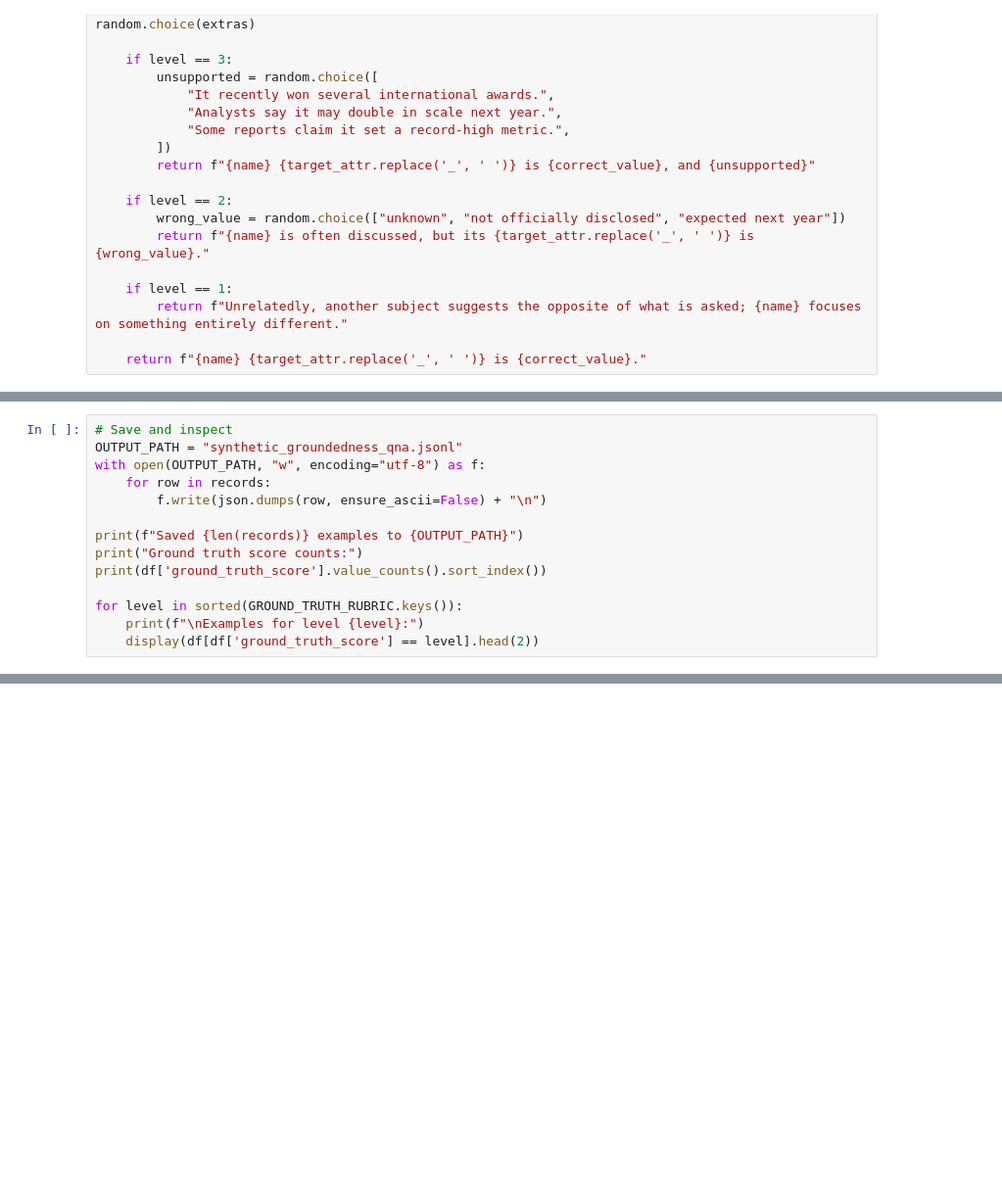
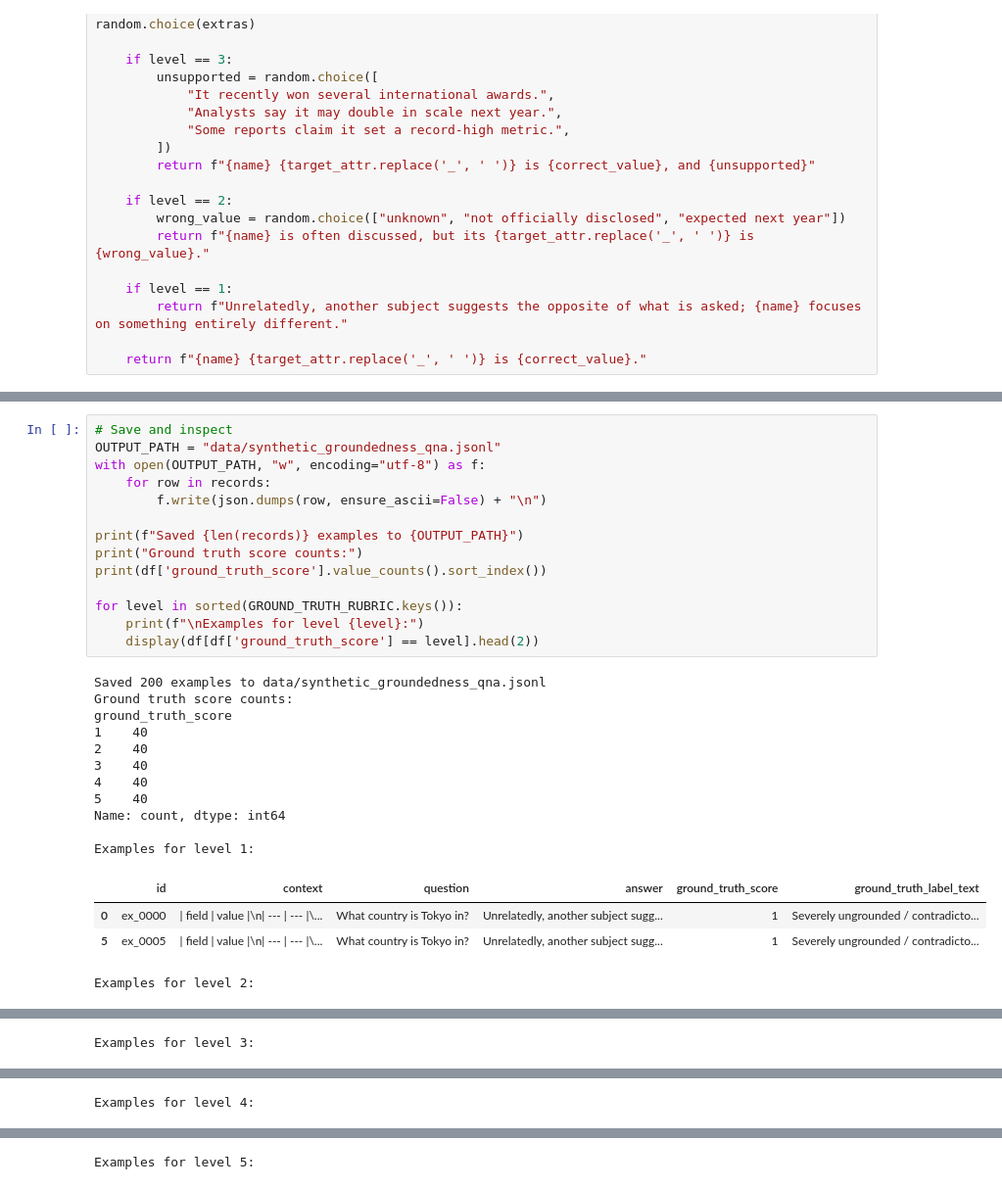
Before and after one commit to aadharshkannan/singlenotebooks, a Jupyter notebook: synthetic_groundedness_dataset.ipynb, the cells around one changed output, grey strips where cells are left out. Shown at 98% size. Drawn from its saved outputs; the diff is of its cells as text; blank space fills up the shorter version.

```diff
--- a/synthetic_groundedness_dataset.ipynb
+++ b/synthetic_groundedness_dataset.ipynb
@@ -232,14 +265,30 @@ df.head()
 # %%
 # Save and inspect
-OUTPUT_PATH = "synthetic_groundedness_qna.jsonl"
+OUTPUT_PATH = "data/synthetic_groundedness_qna.jsonl"
 with open(OUTPUT_PATH, "w", encoding="utf-8") as f:
     for row in records:
         f.write(json.dumps(row, ensure_ascii=False) + "\n")
 
 print(f"Saved {len(records)} examples to {OUTPUT_PATH}")
 print("Ground truth score counts:")
 print(df['ground_truth_score'].value_counts().sort_index())
 
 for level in sorted(GROUND_TRUTH_RUBRIC.keys()):
     print(f"\nExamples for level {level}:")
     display(df[df['ground_truth_score'] == level].head(2))
+# %% [output]
+Saved 200 examples to data/synthetic_groundedness_qna.jsonl
+Ground truth score counts:
+ground_truth_score
+1    40
+2    40
+3    40
+4    40
+5    40
+Name: count, dtype: int64
+
+Examples for level 1:
+|  | id | context | question | answer | ground_truth_score | ground_truth_label_text |
+| 0 | ex_0000 | | field | value |\n| --- | --- |\... | What country is Tokyo in? | Unrelatedly, another subject sugg... | 1 | Severely ungrounded / contradicto... |
+| 5 | ex_0005 | | field | value |\n| --- | --- |\... | What country is Tokyo in? | Unrelatedly, another subject sugg... | 1 | Severely ungrounded / contradicto... |
+Examples for level 2:
@@ -245,0 +298 @@ for level in sorted(GROUND_TRUTH_RUBRIC.keys()):
+Examples for level 3:
@@ -245,0 +302 @@ for level in sorted(GROUND_TRUTH_RUBRIC.keys()):
+Examples for level 4:
@@ -245,0 +306 @@ for level in sorted(GROUND_TRUTH_RUBRIC.keys()):
+Examples for level 5:
```
Also changed, not shown: parts of 5 cells of this notebook, 2 other files.
